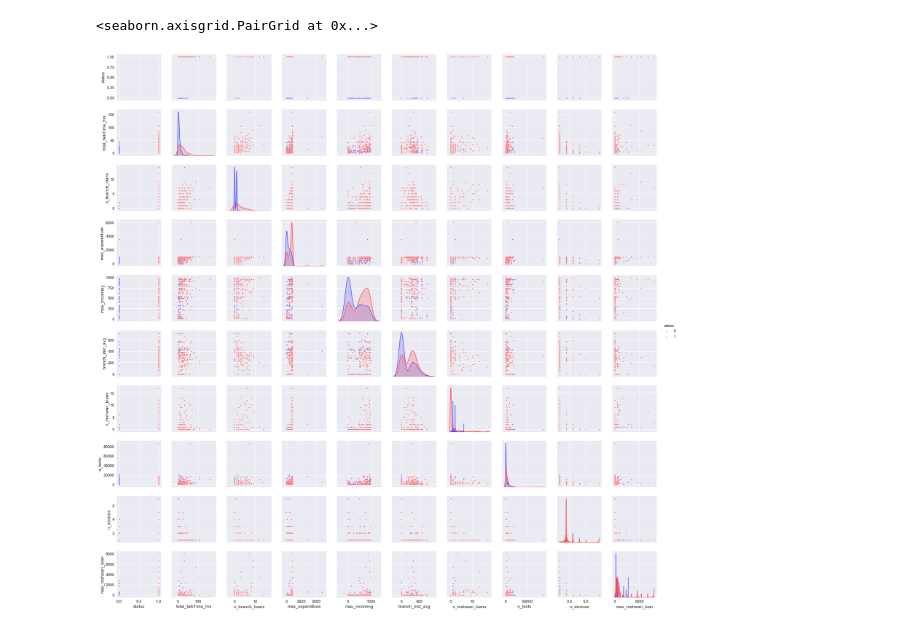
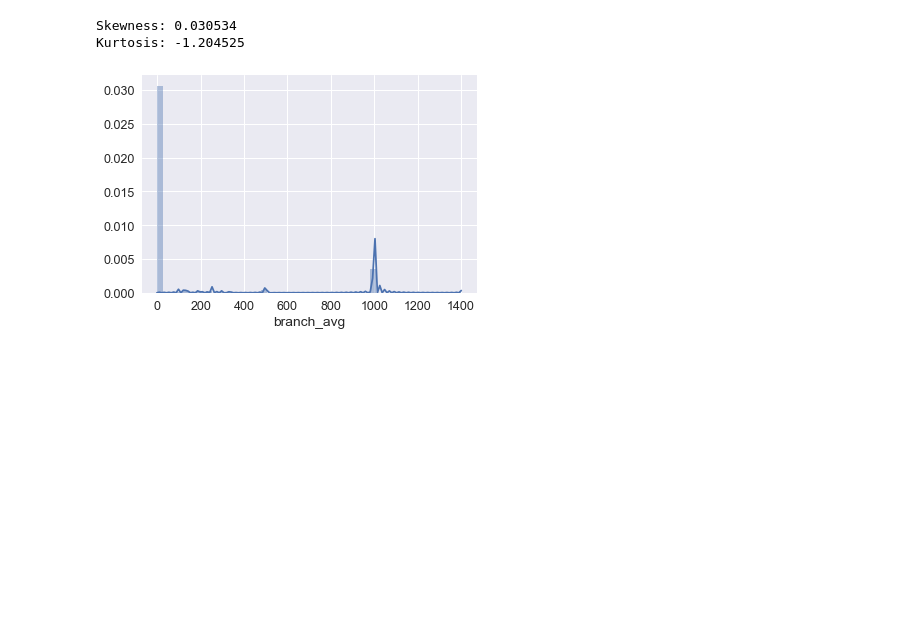
Before and after one commit to yashevde/BI_Project, a Jupyter notebook: BI.ipynb, the cells around one changed output. Saved outputs shown, nothing was run; the diff lists cells and outputs as text; code cells hidden in the pictures; blank space fills up the shorter version.

```diff
--- a/BI.ipynb
+++ b/BI.ipynb
@@ -36,6 +40,5 @@ plt.show()
 # %%
-pairs = ['status','total_talkTime_hrs','n_branch_loans','max_expenditure','max_incoming','branch_inst_avg','n_mshwari_loans','n_texts','n_devices', 'max_mshwari_loan']
+#minimizing collinearity with this selection of cols
+
+pairs = ['status','total_talkTime_hrs','n_branch_loans','max_expenditure','max_incoming','branch_inst_avg','n_mshwari_loans','mshwari_competition','n_texts','n_devices']
 sns.pairplot(df[pairs], size=2.5, hue='status', palette = 'seismic',diag_kind = 'kde',diag_kws=dict(shade=True),plot_kws=dict(s=10) )
-# %% [output]
-<seaborn.axisgrid.PairGrid at 0x...>
-[figure, removed]
@@ -42,3 +116,11 @@ sns.pairplot(df[pairs], size=2.5, hue='status', palette = 'seismic',diag_kind =
+# %%
+sns.distplot(df['branch_avg'])
+print("Skewness: %f" % df['total_talkTime_hrs'].skew())
+print("Kurtosis: %f" % df['total_talkTime_hrs'].kurt())
+# %% [output]
+Skewness: 0.030534
+Kurtosis: -1.204525
+[figure, added]
 # %%
 sns.distplot(df['total_talkTime_hrs'])
 print("Skewness: %f" % df['total_talkTime_hrs'].skew())
```
Also changed, not shown: parts of 19 cells of this notebook, 2 other files.
